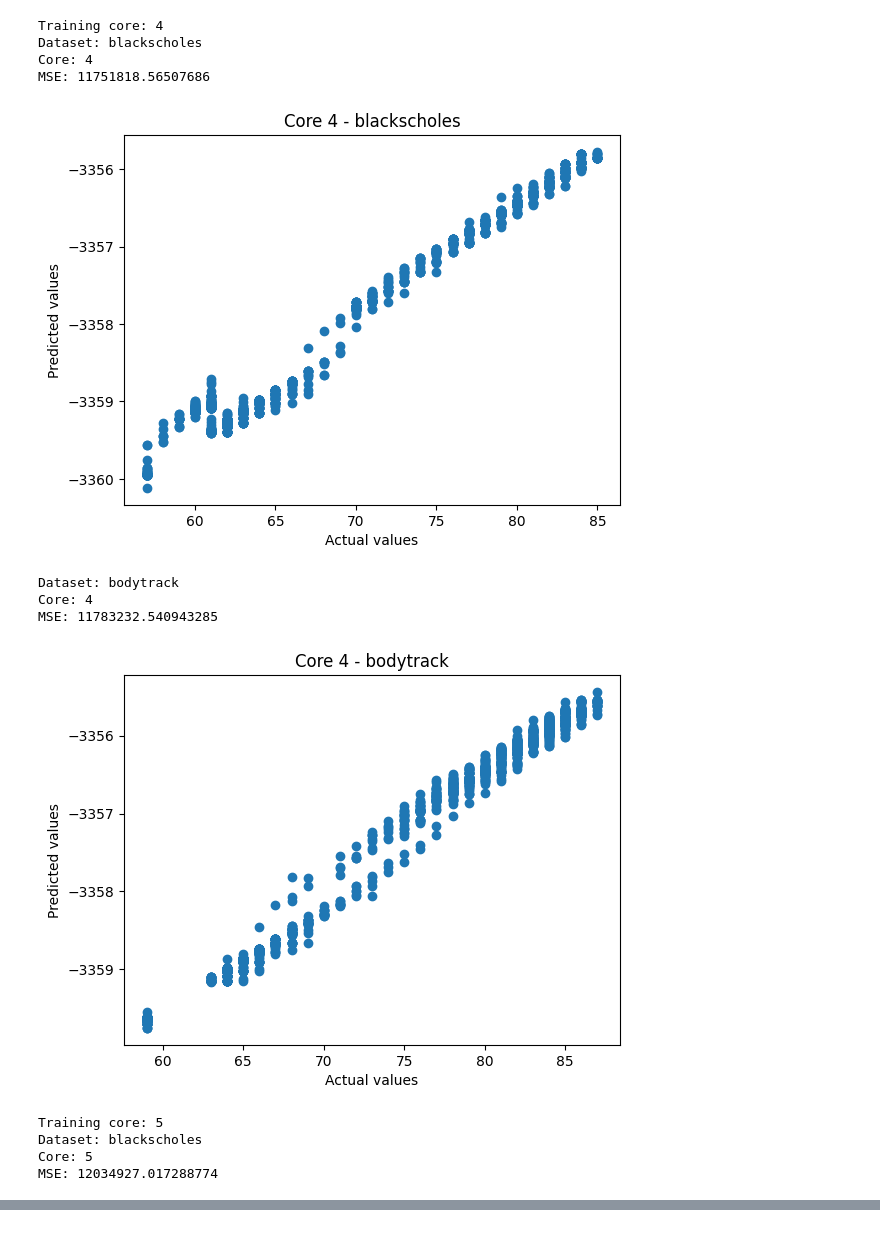
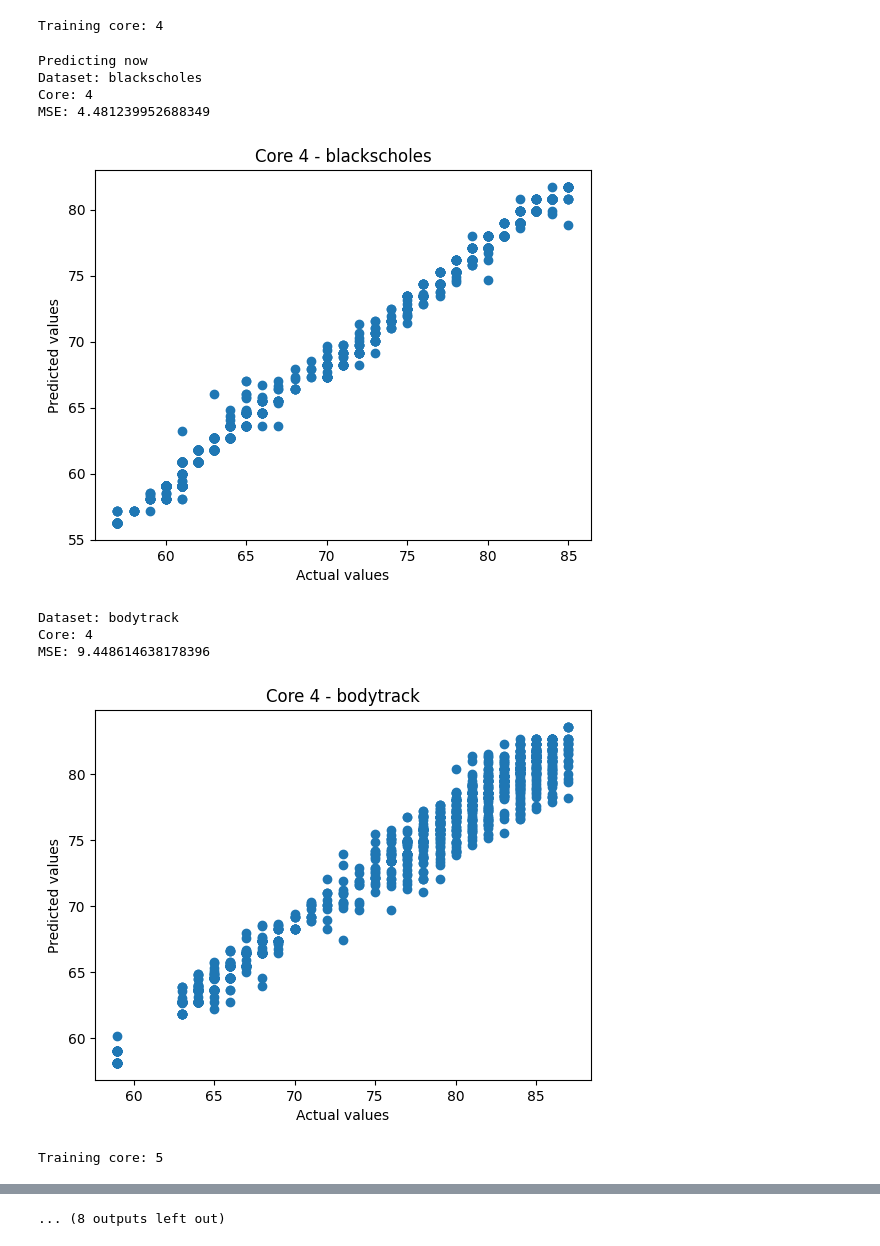
Before and after one commit to novialife/ECE361E, a Jupyter notebook: HW2_files/Q3/1.ipynb, the cells around one changed output, grey strips where cells are left out. Saved outputs shown, nothing was run; the diff lists cells and outputs as text; code cells hidden in the pictures.

```diff
--- a/HW2_files/Q3/1.ipynb
+++ b/HW2_files/Q3/1.ipynb
@@ -13,6 +13,11 @@ bodytrack = pd.read_csv('testing_bodytrack.csv')
 bodytrack.drop(["total_watts", "w_big", "w_little", "w_gpu", "w_mem"], axis=1, inplace=True)
 
 datasets = {"blackscholes": blackscholes, "bodytrack": bodytrack}
+# %%
+# The frequency column has big numbers, need to scale it down
+training["freq_big_cluster"] = training["freq_big_cluster"] / 1000000
+for dataset in datasets:
+    datasets[dataset]["freq_big_cluster"] = datasets[dataset]["freq_big_cluster"] / 1000000
 # %%
 # Import MLPRegressor
 from sklearn.neural_network import MLPRegressor
@@ -25,46 +30,42 @@ mlp_7 = MLPRegressor(hidden_layer_sizes = (128, 64, 32), activation = 'relu', ra
 
 models = {"4": mlp_4, "5": mlp_5, "6": mlp_6, "7": mlp_7}
 # %%
-from sklearn.model_selection import train_test_split
 from sklearn.metrics import mean_squared_error
 
 for model in models.keys():
     print("Training core: " + model)
     usage = "usage_c" + model
     temp = "temp" + model
     x_training = training[[usage, "temp_gpu", "freq_big_cluster"]]
     y_training = training[[temp]]
-    x_train, x_test, y_train, y_test = train_test_split(x_training, y_training, test_size = 0.2, random_state = 42)
-    models[model].fit(x_train, y_train.values.ravel())
+    models[model].fit(x_training, y_training.values)
+    print("Predicting now")
 
     for dataset in datasets.keys():
         x = datasets[dataset][[usage, "temp_gpu", "freq_big_cluster"]]
         y = datasets[dataset][[temp]]
-        y = y.values.ravel()
         y_pred = models[model].predict(x)
 
         print("Dataset: " + dataset)
         print("Core: " + model)
         print("MSE: " + str(mean_squared_error(y, y_pred)))
         print()
 
         # Plot the predicted values vs the actual values
         plt.scatter(y, y_pred)
         plt.xlabel("Actual values")
         plt.ylabel("Predicted values")
         plt.title("Core " + model + " - " + dataset)
         plt.show()
 # %% [output]
 Training core: 4
-Dataset: blackscholes
-Core: 4
-MSE: 11751818.56507686
+Predicting now
+Dataset: blackscholes
+Core: 4
+MSE: 4.481239952688349
-[figure, old version]
+[figure, new version]
-Dataset: bodytrack
-Core: 4
-MSE: 11783232.540943285
+Dataset: bodytrack
+Core: 4
+MSE: 9.448614638178396
-[figure, old version]
+[figure, new version]
-Training core: 5
-Dataset: blackscholes
-Core: 5
-MSE: 12034927.017288774
+Training core: 5
@@ -85,0 +86 @@ MSE: 12068110.900542706
+... (8 outputs left out)
```
Also changed, not shown: parts of 1 cell of this notebook, 2 other files.
